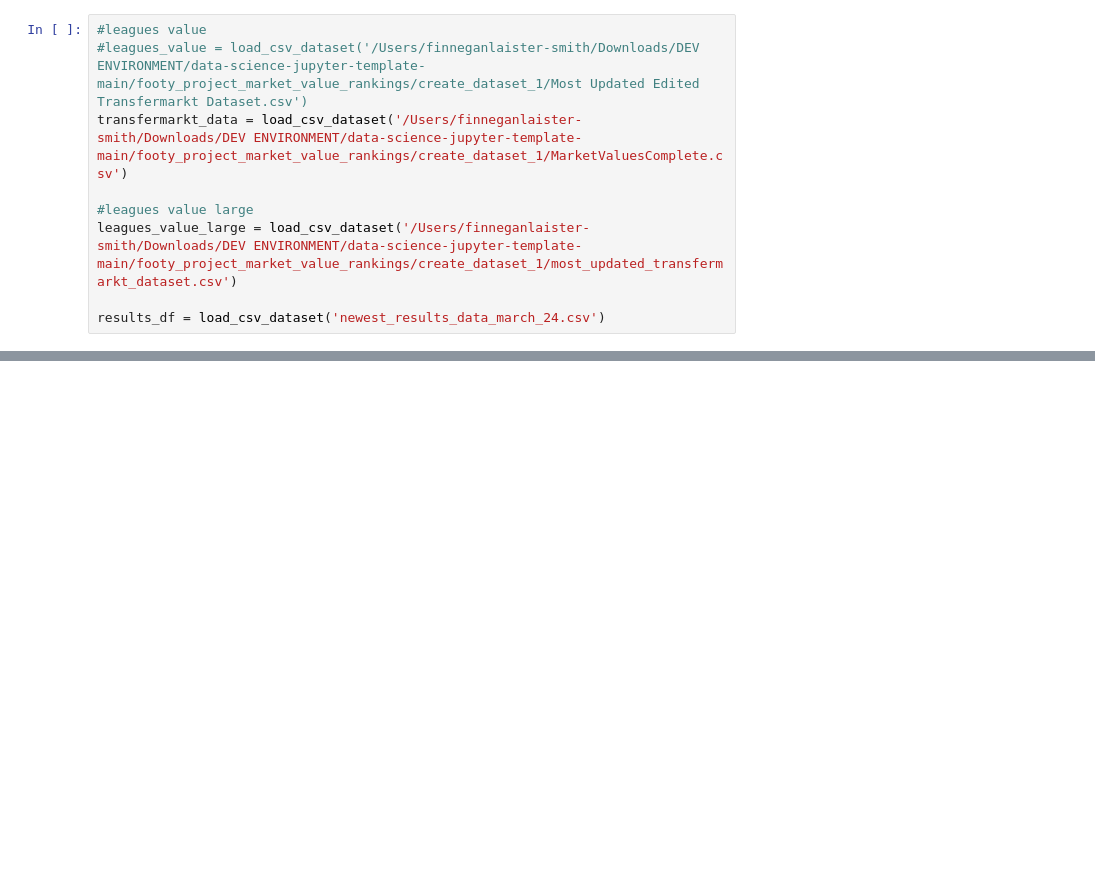
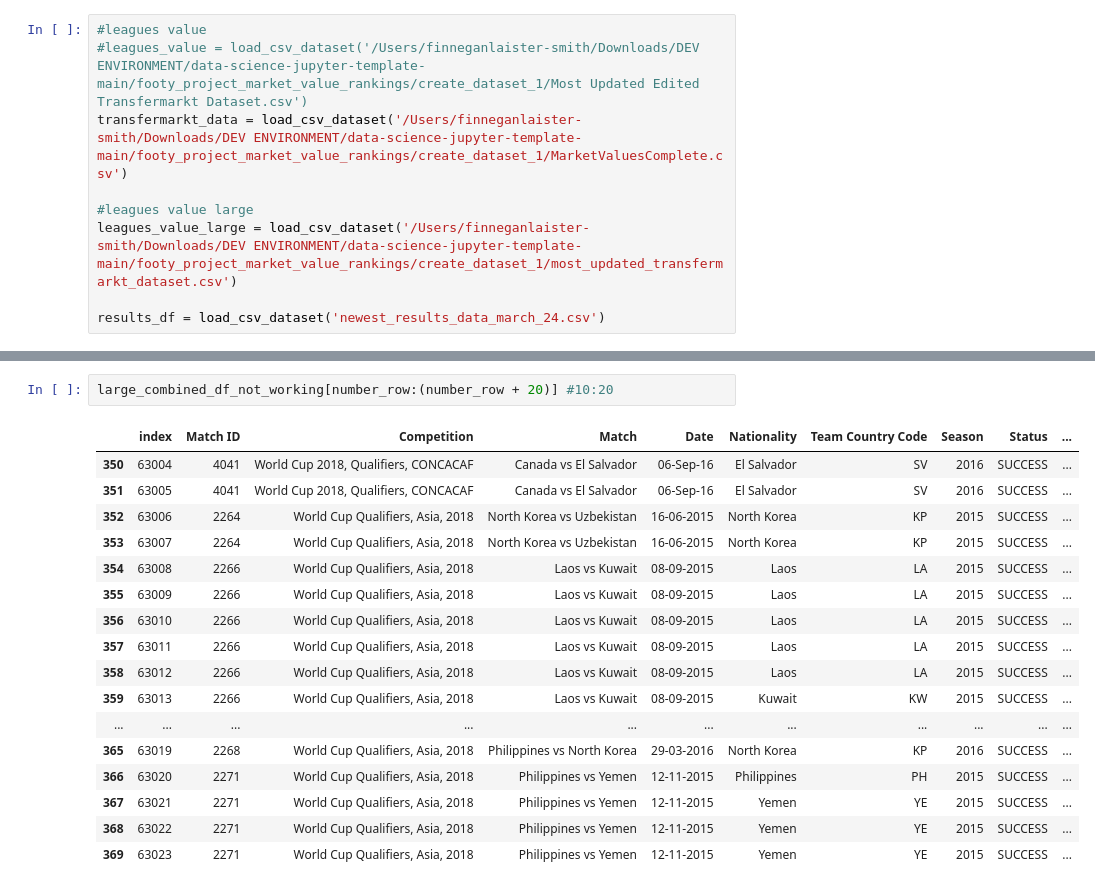
Before and after one commit to finnlsmith/footy_project_market_value_rankings, a Jupyter notebook: create_dataset_1/find_incorrect_names.ipynb, the cells around one changed output, grey strips where cells are left out. Saved outputs shown, nothing was run; the diff lists cells and outputs as text; blank space fills up the shorter version.

```diff
--- a/create_dataset_1/find_incorrect_names.ipynb
+++ b/create_dataset_1/find_incorrect_names.ipynb
@@ -394,0 +757,20 @@ TypeError: find_in_transfermarkt() missing 3 required positional arguments: 'sea
+# %%
+large_combined_df_not_working[number_row:(number_row + 20)] #10:20
+# %% [output]
+|  | index | Match ID | Competition | Match | Date | Nationality | Team Country Code | Season | Status | ... |
+| 350 | 63004 | 4041 | World Cup 2018, Qualifiers, CONCACAF | Canada vs El Salvador | 06-Sep-16 | El Salvador | SV | 2016 | SUCCESS | ... |
+| 351 | 63005 | 4041 | World Cup 2018, Qualifiers, CONCACAF | Canada vs El Salvador | 06-Sep-16 | El Salvador | SV | 2016 | SUCCESS | ... |
+| 352 | 63006 | 2264 | World Cup Qualifiers, Asia, 2018 | North Korea vs Uzbekistan | 16-06-2015 | North Korea | KP | 2015 | SUCCESS | ... |
+| 353 | 63007 | 2264 | World Cup Qualifiers, Asia, 2018 | North Korea vs Uzbekistan | 16-06-2015 | North Korea | KP | 2015 | SUCCESS | ... |
+| 354 | 63008 | 2266 | World Cup Qualifiers, Asia, 2018 | Laos vs Kuwait | 08-09-2015 | Laos | LA | 2015 | SUCCESS | ... |
+| 355 | 63009 | 2266 | World Cup Qualifiers, Asia, 2018 | Laos vs Kuwait | 08-09-2015 | Laos | LA | 2015 | SUCCESS | ... |
+| 356 | 63010 | 2266 | World Cup Qualifiers, Asia, 2018 | Laos vs Kuwait | 08-09-2015 | Laos | LA | 2015 | SUCCESS | ... |
+| 357 | 63011 | 2266 | World Cup Qualifiers, Asia, 2018 | Laos vs Kuwait | 08-09-2015 | Laos | LA | 2015 | SUCCESS | ... |
+| 358 | 63012 | 2266 | World Cup Qualifiers, Asia, 2018 | Laos vs Kuwait | 08-09-2015 | Laos | LA | 2015 | SUCCESS | ... |
+| 359 | 63013 | 2266 | World Cup Qualifiers, Asia, 2018 | Laos vs Kuwait | 08-09-2015 | Kuwait | KW | 2015 | SUCCESS | ... |
+| ... | ... | ... | ... | ... | ... | ... | ... | ... | ... | ... |
+| 365 | 63019 | 2268 | World Cup Qualifiers, Asia, 2018 | Philippines vs North Korea | 29-03-2016 | North Korea | KP | 2016 | SUCCESS | ... |
+| 366 | 63020 | 2271 | World Cup Qualifiers, Asia, 2018 | Philippines vs Yemen | 12-11-2015 | Philippines | PH | 2015 | SUCCESS | ... |
+| 367 | 63021 | 2271 | World Cup Qualifiers, Asia, 2018 | Philippines vs Yemen | 12-11-2015 | Yemen | YE | 2015 | SUCCESS | ... |
+| 368 | 63022 | 2271 | World Cup Qualifiers, Asia, 2018 | Philippines vs Yemen | 12-11-2015 | Yemen | YE | 2015 | SUCCESS | ... |
+| 369 | 63023 | 2271 | World Cup Qualifiers, Asia, 2018 | Philippines vs Yemen | 12-11-2015 | Yemen | YE | 2015 | SUCCESS | ... |
```
Also changed, not shown: parts of 10 cells of this notebook, 4 other files.
